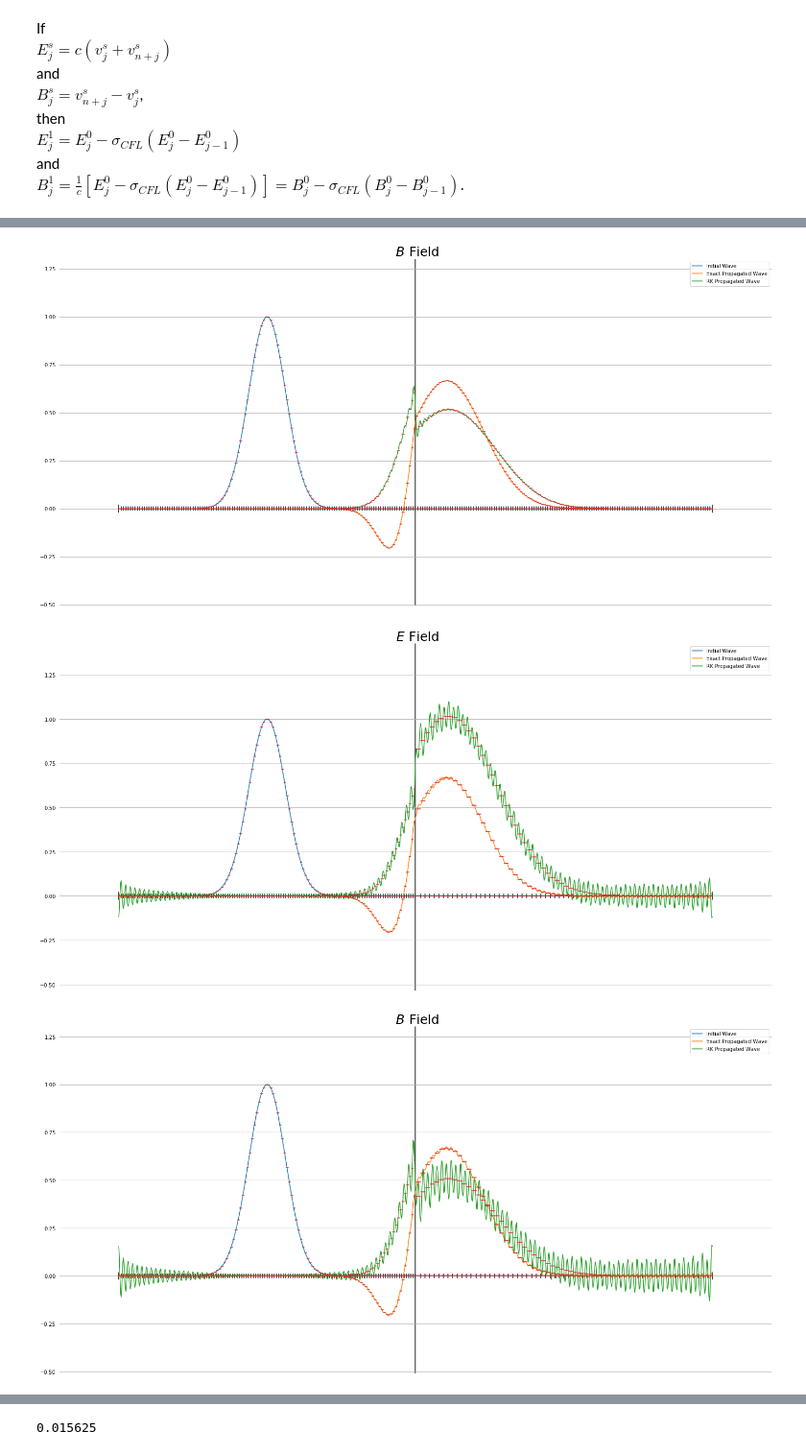
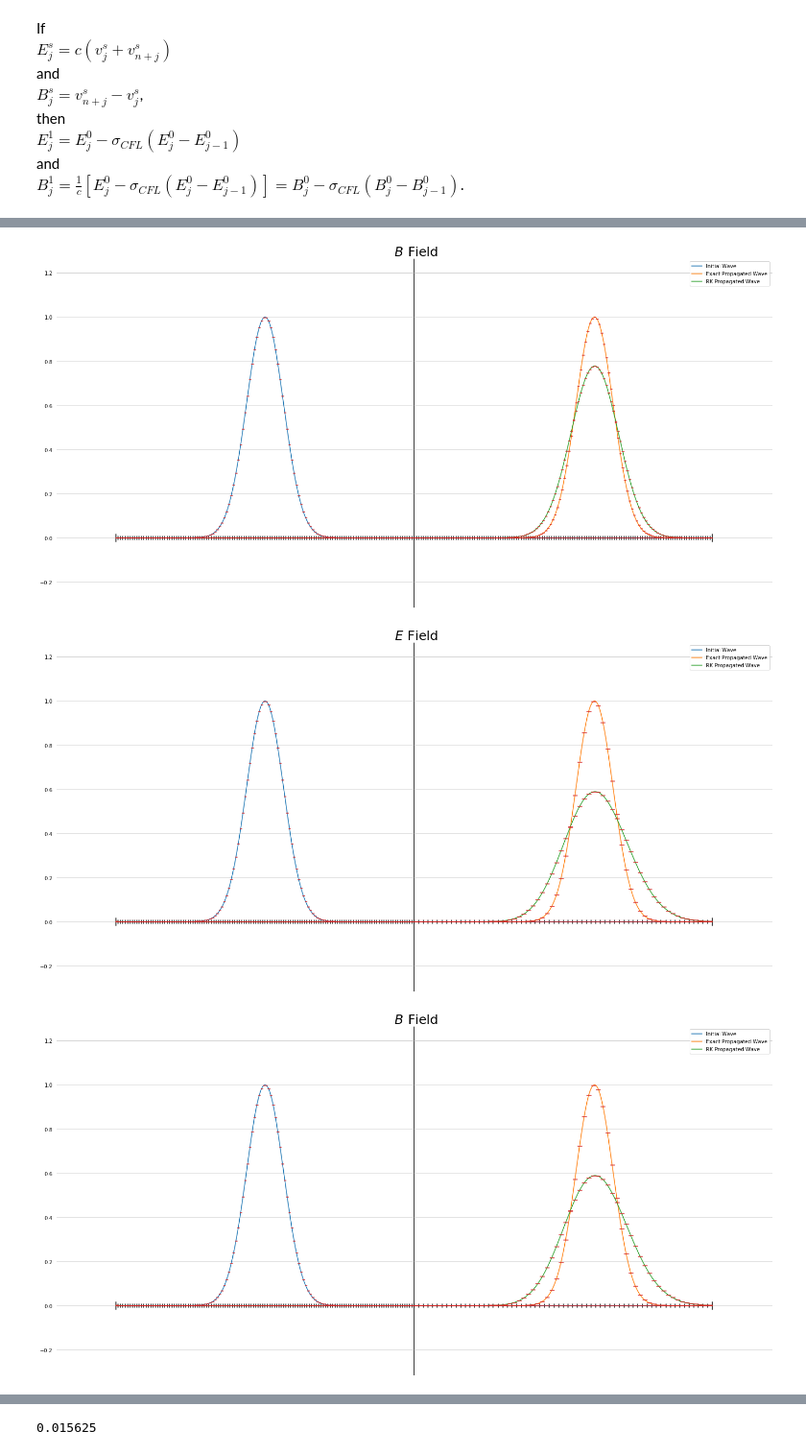
Before and after one commit to 88Sasha88/FV_MG, a Jupyter notebook: UnitTests/EMFieldUnitTest.ipynb, the cells around one changed output, grey strips where cells are left out. Shown at 96% size. Drawn from its saved outputs; the diff is of its cells as text; code cells hidden in the pictures.

Commit message:
I'm committing everything I have for my wave equation.

```diff
--- a/UnitTests/EMFieldUnitTest.ipynb
+++ b/UnitTests/EMFieldUnitTest.ipynb
@@ -53,8 +53,8 @@ order = 1
 
 L = 1
 locs = [x_1]
-epsilons = [1, 0.5] # [1, 1]
-mus = [1, 0.5] # [1, 1]
+epsilons = [1, 1] # [1, 1]
+mus = [1, 1] # [1, 1]
 
 func = WFT.Gauss
 # %%
@@ -327,7 +327,7 @@ def ConvertOp(omega, physics):
     op = normConst * np.asarray(np.block([[cMat, cMat], [-I, I]]))
     diagMat = np.diag(cVecs)
 
-    RCoef = -(c1 - c2) / (c1 + c2)
+    RCoef = (c2 - c1) / (c1 + c2)
     TCoef = (2. * c1) / (c1 + c2)
 
     bacCoefs[cVec == c1] = RCoef
@@ -536,17 +536,26 @@ waveInitAMR = restrictOp @ waveInitF
 FCoefsAMR = FFTT.FourierCoefs(wavesAMR @ nullspace, waveInitAMR)
 FCoefsAMR1 = np.asarray(np.append(FCoefsAMR, FCoefsAMR / c1))
 
-wavePropC = WFT.WaveEq(omegaC, physicsC, func, args, t)#FFTT.FourierCoefs(wavesC, wavePropC) # timePropOpC @ FCoefsC
-wavePropF = WFT.WaveEq(omegaF, physicsF, func, args, t)
-wavePropAMR = WFT.WaveEq(omegaAMR, physicsAMR, func, args, t)#FFTT.FourierCoefs(wavesC, wavePropC) # timePropOpC @ FCoefsC
+EwavePropC = WFT.WaveEq(omegaC, physicsC, func, args, t)#FFTT.FourierCoefs(wavesC, wavePropC) # timePropOpC @ FCoefsC
+EwavePropF = WFT.WaveEq(omegaF, physicsF, func, args, t)
+EwavePropAMR = WFT.WaveEq(omegaAMR, physicsAMR, func, args, t)#FFTT.FourierCoefs(wavesC, wavePropC) # timePropOpC @ FCoefsC
+
+BwavePropC = WFT.WaveEq(omegaC, physicsC, func, args, t, field = 'B') / c1#FFTT.FourierCoefs(wavesC, wavePropC) # timePropOpC @ FCoefsC
+BwavePropF = WFT.WaveEq(omegaF, physicsF, func, args, t, field = 'B') / c1
+BwavePropAMR = WFT.WaveEq(omegaAMR, physicsAMR, func, args, t, field = 'B') / c1
 
 # Find propagated coeficients on coarse and fine grid.
-FCoefsPropC = FFTT.FourierCoefs(wavesC, wavePropC)
-FCoefsPropF = FFTT.FourierCoefs(wavesF, wavePropF)
-FCoefsPropAMR = FFTT.FourierCoefs(wavesAMR @ nullspace, wavePropAMR)
-FCoefsPropC1 = np.asarray(np.append(FCoefsPropC, FCoefsPropC / c1))
-FCoefsPropF1 = np.asarray(np.append(FCoefsPropF, FCoefsPropF / c1))
-FCoefsPropAMR1 = np.asarray(np.append(FCoefsPropAMR, FCoefsPropAMR / c1))
+EFCoefsPropC = FFTT.FourierCoefs(wavesC, EwavePropC)
+EFCoefsPropF = FFTT.FourierCoefs(wavesF, EwavePropF)
+EFCoefsPropAMR = FFTT.FourierCoefs(wavesAMR @ nullspace, EwavePropAMR)
+
+BFCoefsPropC = FFTT.FourierCoefs(wavesC, BwavePropC)
+BFCoefsPropF = FFTT.FourierCoefs(wavesF, BwavePropF)
+BFCoefsPropAMR = FFTT.FourierCoefs(wavesAMR @ nullspace, BwavePropAMR)
+
+FCoefsPropC1 = np.asarray(np.append(EFCoefsPropC, BFCoefsPropC))
+FCoefsPropF1 = np.asarray(np.append(EFCoefsPropF, BFCoefsPropF))
+FCoefsPropAMR1 = np.asarray(np.append(EFCoefsPropAMR, BFCoefsPropAMR))
 
 # TEST FOR EXACT GAUSSIAN AT NEW LOCATION.
 
@@ -590,5 +599,5 @@ print('')
 # %%
-PT.PlotMixedWave(omegaC, physicsC, waves = wavesC, FCoefs = allCoefsC, rescale = 5, yGrid = True, labels = labels)# , saveName = 'RKWaveEqAttempt')#, saveName = 'Coarse', dpi = 300)
+PT.PlotMixedWave(omegaC, physicsC, waves = wavesC, FCoefs = allCoefsC, rescale = 5, yGrid = True, labels = labels, saveName = 'RKWaveEqAttempt2')#, saveName = 'Coarse', dpi = 300)
 PT.PlotMixedWave(omegaF, physicsF, waves = wavesF, FCoefs = allCoefsF, rescale = 5, yGrid = True, labels = labels)#, title = 'Fine-Grid Mode Propagation', saveName = 'Fine', dpi = 300)
 PT.PlotMixedWave(omegaAMR, physicsAMR, waves = wavesAMR, FCoefs = allCoefsAMR, rescale = 5, yGrid = True, labels = labels)#, title = 'AMR-Grid Mode Propagation', saveName = 'AMRHansMethod', dpi = 300)
 # %% [output]
@@ -604,6 +615,6 @@ Are you *sure* your labels are ordered correctly?
-[figure, old version]
+[figure, new version]
-[figure, old version]
+[figure, new version]
-[figure, old version]
+[figure, new version]
 # %%
 xC = omegaC.xCell
 plt.figure()
```
Also changed, not shown: parts of 7 cells of this notebook, 8 other files.
